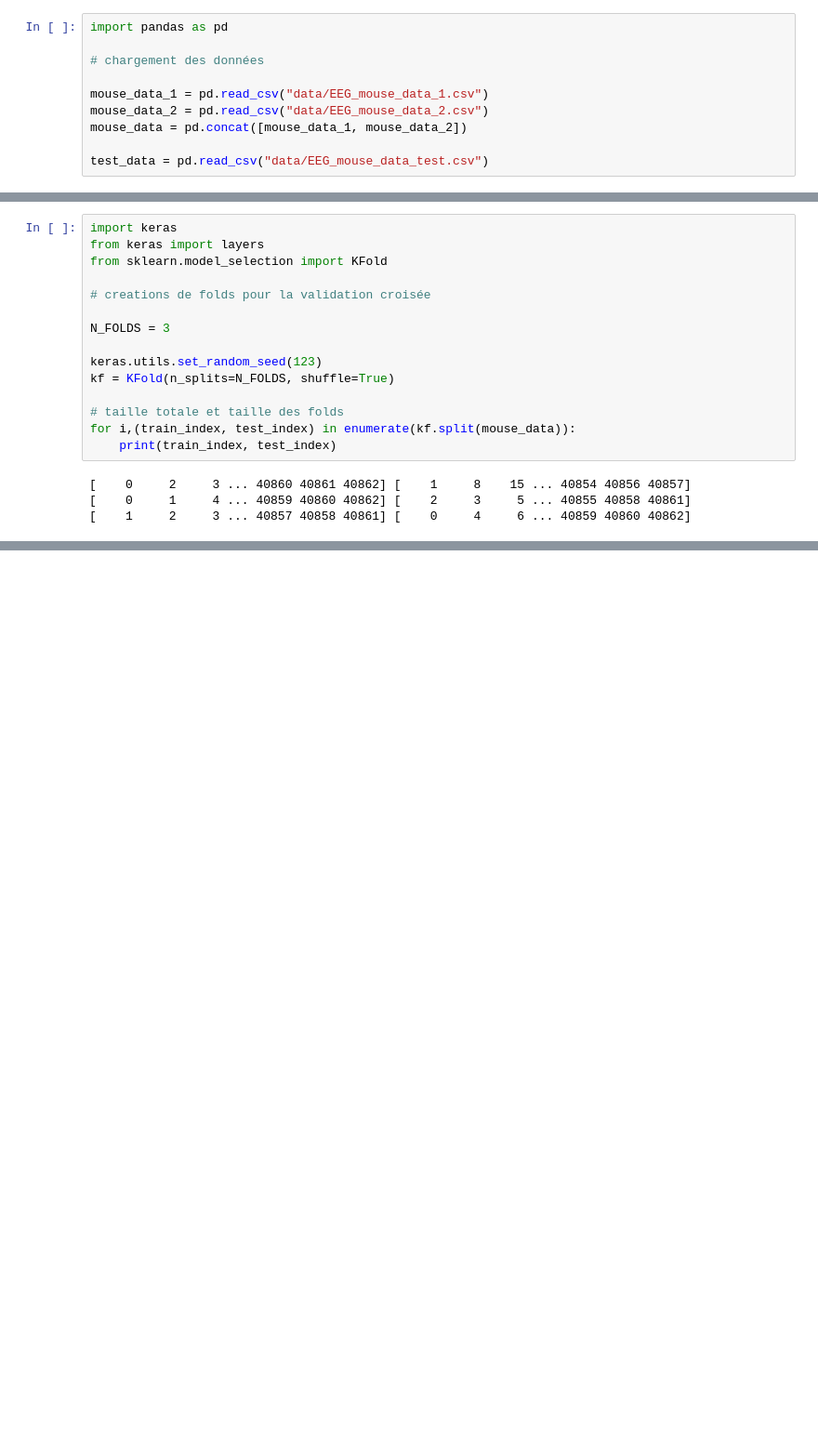
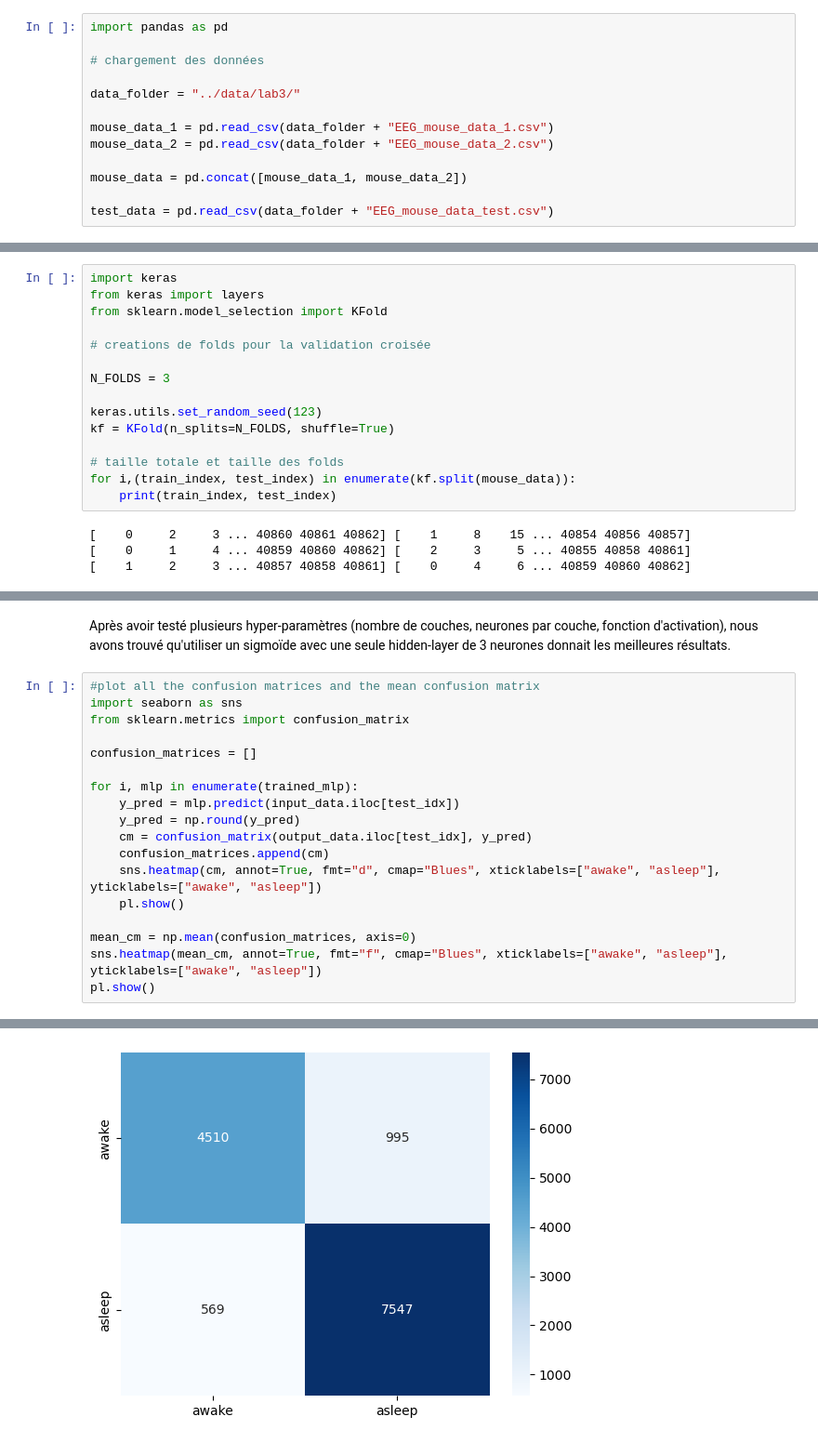
Before and after one commit to Raynobrak/heigvd-labos-arn, a Jupyter notebook: pw3-arn-heig-ancay-charbonnier/lab.ipynb, the cells around one changed output, grey strips where cells are left out. Shown at 93% size. Drawn from its saved outputs; the diff is of its cells as text; blank space fills up the shorter version.

```diff
--- a/pw3-arn-heig-ancay-charbonnier/lab.ipynb
+++ b/pw3-arn-heig-ancay-charbonnier/lab.ipynb
@@ -7,10 +7,13 @@ import pandas as pd
 
 # chargement des données
 
-mouse_data_1 = pd.read_csv("data/EEG_mouse_data_1.csv")
-mouse_data_2 = pd.read_csv("data/EEG_mouse_data_2.csv")
+data_folder = "../data/lab3/"
+
+mouse_data_1 = pd.read_csv(data_folder + "EEG_mouse_data_1.csv")
+mouse_data_2 = pd.read_csv(data_folder + "EEG_mouse_data_2.csv")
+
 mouse_data = pd.concat([mouse_data_1, mouse_data_2])
 
-test_data = pd.read_csv("data/EEG_mouse_data_test.csv")
+test_data = pd.read_csv(data_folder + "EEG_mouse_data_test.csv")
 # %%
 # sélection des features qui seront gardées
@@ -178,0 +173,21 @@ Detected at node compile_loss/mse/Cast defined at (most recent call last):
+# %% [markdown]
+Après avoir testé plusieurs hyper-paramètres (nombre de couches, neurones par couche, fonction d'activation), nous avons trouvé qu'utiliser un sigmoïde avec une seule hidden-layer de 3 neurones donnait les meilleures résultats.
+# %%
+#plot all the confusion matrices and the mean confusion matrix
+import seaborn as sns
+from sklearn.metrics import confusion_matrix
+
+confusion_matrices = []
+
+for i, mlp in enumerate(trained_mlp):
+    y_pred = mlp.predict(input_data.iloc[test_idx])
+    y_pred = np.round(y_pred)
+    cm = confusion_matrix(output_data.iloc[test_idx], y_pred)
+    confusion_matrices.append(cm)
+    sns.heatmap(cm, annot=True, fmt="d", cmap="Blues", xticklabels=["awake", "asleep"], yticklabels=["awake", "asleep"])
+    pl.show()
+
+mean_cm = np.mean(confusion_matrices, axis=0)
+sns.heatmap(mean_cm, annot=True, fmt="f", cmap="Blues", xticklabels=["awake", "asleep"], yticklabels=["awake", "asleep"])
+pl.show()
+# %% [output]
@@ -178,0 +195 @@ Detected at node compile_loss/mse/Cast defined at (most recent call last):
+[figure, added]
```
Also changed, not shown: parts of 6 cells of this notebook.
